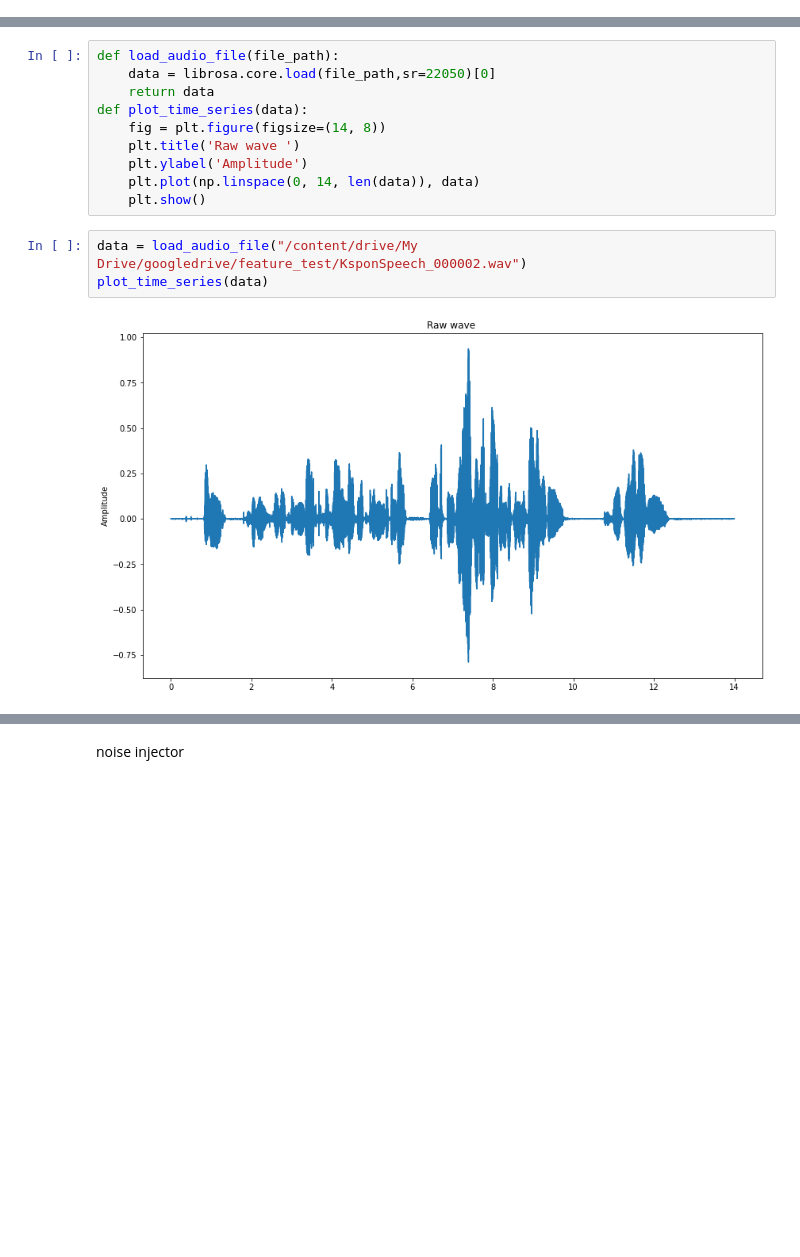
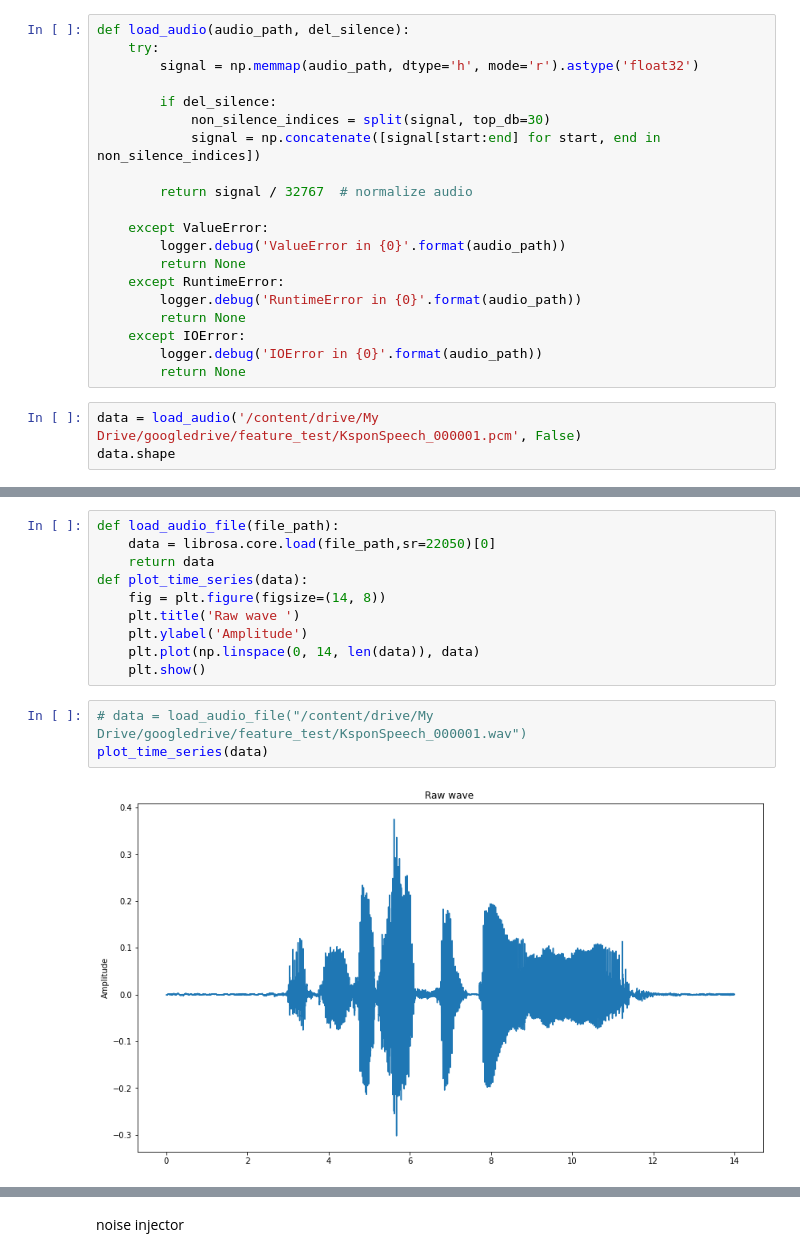
Before and after one commit to whdid502/stt_model_project, a Jupyter notebook: feature_extraction_mfcc.ipynb, the cells around one changed output, grey strips where cells are left out. Cells and saved outputs as stored; diff of their text form; blank space fills up the shorter version.

```diff
--- a/feature_extraction_mfcc.ipynb
+++ b/feature_extraction_mfcc.ipynb
@@ -66,0 +53,23 @@ import matplotlib.pyplot as plt
+# %%
+def load_audio(audio_path, del_silence):
+    try:
+        signal = np.memmap(audio_path, dtype='h', mode='r').astype('float32')
+
+        if del_silence:
+            non_silence_indices = split(signal, top_db=30)
+            signal = np.concatenate([signal[start:end] for start, end in non_silence_indices])
+
+        return signal / 32767  # normalize audio
+
+    except ValueError:
+        logger.debug('ValueError in {0}'.format(audio_path))
+        return None
+    except RuntimeError:
+        logger.debug('RuntimeError in {0}'.format(audio_path))
+        return None
+    except IOError:
+        logger.debug('IOError in {0}'.format(audio_path))
+        return None
+# %%
+data = load_audio('/content/drive/My Drive/googledrive/feature_test/KsponSpeech_000001.pcm', False)
+data.shape
@@ -77,10 +88,10 @@ def plot_time_series(data):
     plt.plot(np.linspace(0, 14, len(data)), data)
     plt.show()
 # %%
-data = load_audio_file("/content/drive/My Drive/googledrive/feature_test/KsponSpeech_000002.wav")
+# data = load_audio_file("/content/drive/My Drive/googledrive/feature_test/KsponSpeech_000001.wav")
 plot_time_series(data)
 # %% [output]
-[figure, old version]
+[figure, new version]
 # %%
 print(data)
 print(data.shape)
```
Also changed, not shown: parts of 49 cells of this notebook.
